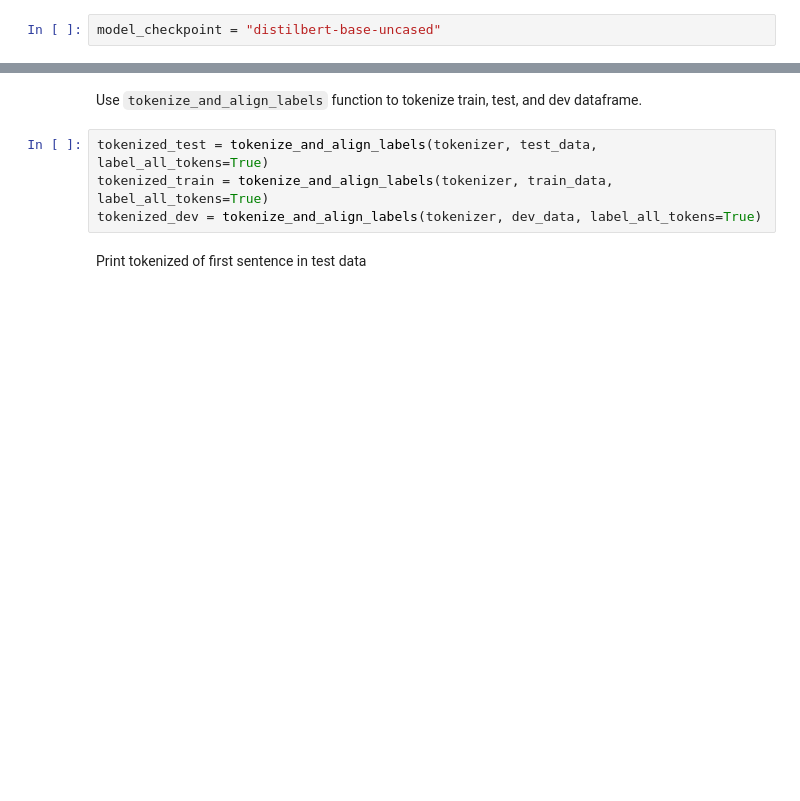
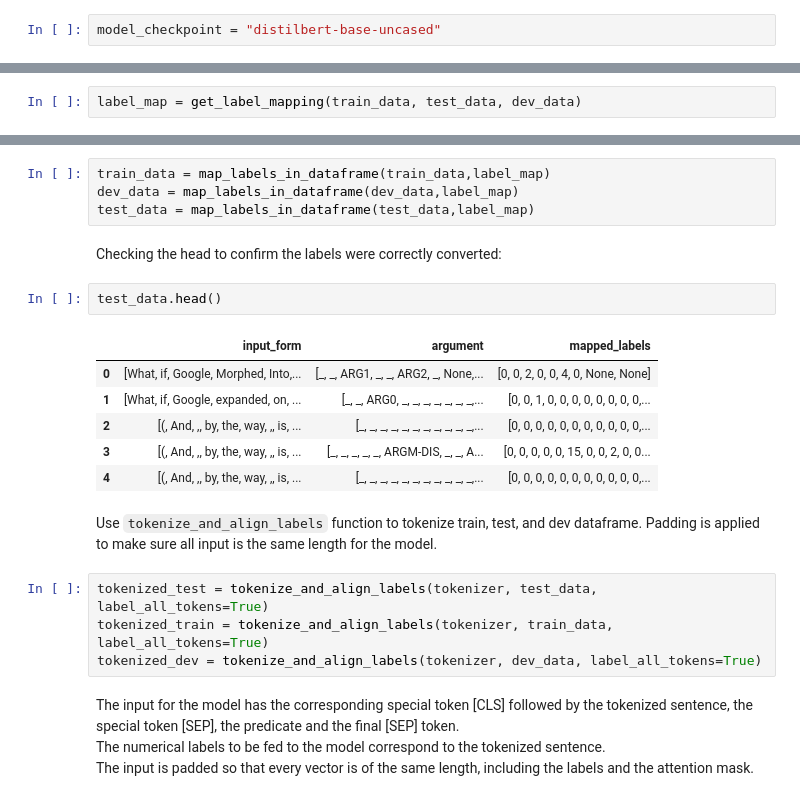
Before and after one commit to abrtz/srl-with-bert, a Jupyter notebook: main.ipynb, the cells around one changed output, grey strips where cells are left out. Saved outputs shown, nothing was run; the diff lists cells and outputs as text; blank space fills up the shorter version.

```diff
--- a/main.ipynb
+++ b/main.ipynb
@@ -89,0 +107,2 @@ tokenized_input
+# %%
+label_map = get_label_mapping(train_data, test_data, dev_data)
@@ -90,11 +117,28 @@ tokenized_input
+# %%
+train_data = map_labels_in_dataframe(train_data,label_map)
+dev_data = map_labels_in_dataframe(dev_data,label_map)
+test_data = map_labels_in_dataframe(test_data,label_map)
+# %% [markdown]
+Checking the head to confirm the labels were correctly converted:
+# %%
+test_data.head()
+# %% [output]
+|  | input_form | argument | mapped_labels |
+| 0 | [What, if, Google, Morphed, Into,... | [_, _, ARG1, _, _, ARG2, _, None,... | [0, 0, 2, 0, 0, 4, 0, None, None] |
+| 1 | [What, if, Google, expanded, on, ... | [_, _, ARG0, _, _, _, _, _, _, _,... | [0, 0, 1, 0, 0, 0, 0, 0, 0, 0, 0,... |
+| 2 | [(, And, ,, by, the, way, ,, is, ... | [_, _, _, _, _, _, _, _, _, _, _,... | [0, 0, 0, 0, 0, 0, 0, 0, 0, 0, 0,... |
+| 3 | [(, And, ,, by, the, way, ,, is, ... | [_, _, _, _, _, ARGM-DIS, _, _, A... | [0, 0, 0, 0, 0, 15, 0, 0, 2, 0, 0... |
+| 4 | [(, And, ,, by, the, way, ,, is, ... | [_, _, _, _, _, _, _, _, _, _, _,... | [0, 0, 0, 0, 0, 0, 0, 0, 0, 0, 0,... |
 # %% [markdown]
-Use `tokenize_and_align_labels` function to tokenize train, test, and dev dataframe.
+Use `tokenize_and_align_labels` function to tokenize train, test, and dev dataframe. Padding is applied to make sure all input is the same length for the model.
 # %%
 tokenized_test = tokenize_and_align_labels(tokenizer, test_data, label_all_tokens=True)
 tokenized_train = tokenize_and_align_labels(tokenizer, train_data, label_all_tokens=True)
 tokenized_dev = tokenize_and_align_labels(tokenizer, dev_data, label_all_tokens=True)
-# %% [markdown]
-Print tokenized of first sentence in test data
+# %% [markdown]
+The input for the model has the corresponding special token [CLS] followed by the tokenized sentence, the special token [SEP], the predicate and the final [SEP] token. \
+The numerical labels to be fed to the model correspond to the tokenized sentence.\
+The input is padded so that every vector is of the same length, including the labels and the attention mask.
 # %%
 print(tokenizer.convert_ids_to_tokens(tokenized_test["input_ids"][0]))
 print(tokenized_test["attention_mask"][0])
```
Also changed, not shown: parts of 49 cells of this notebook, 1 other file.
